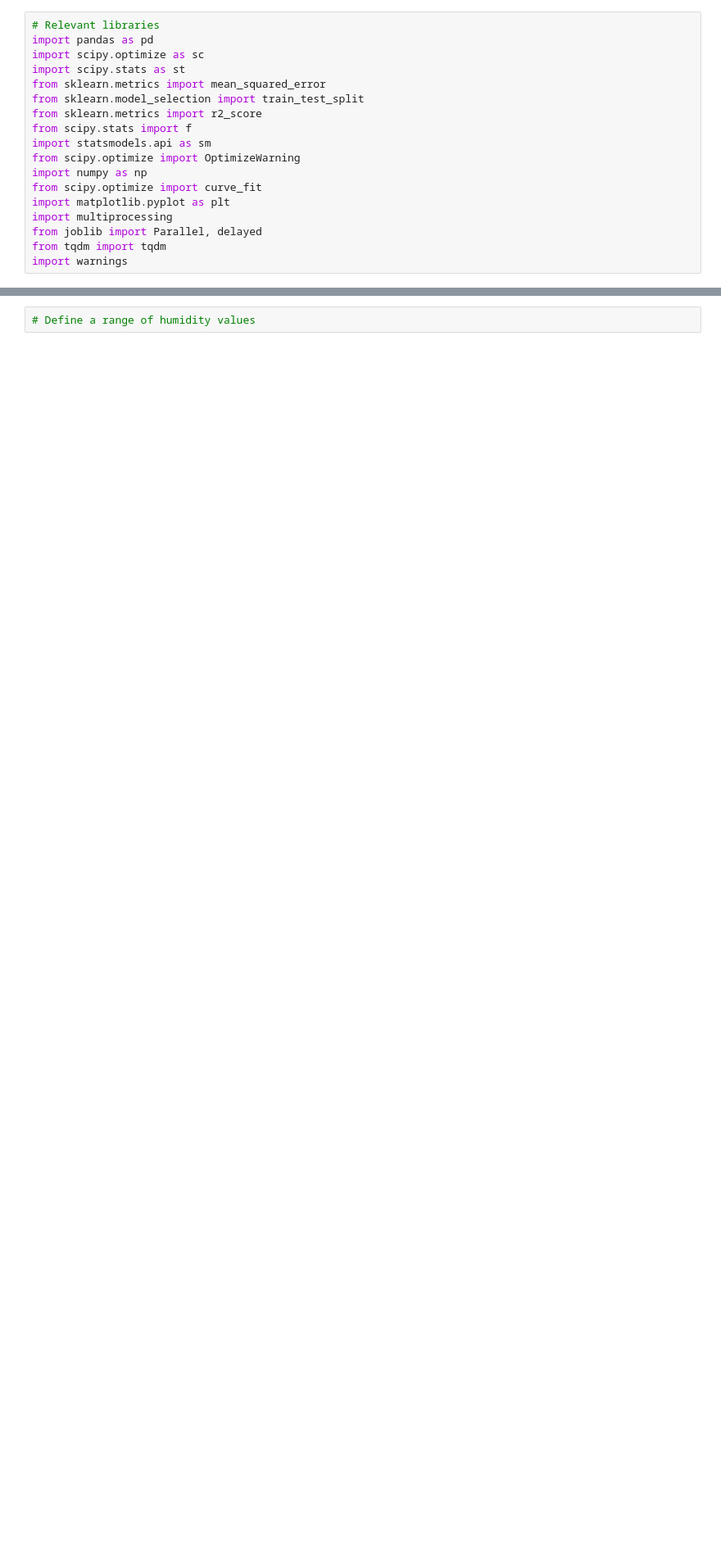
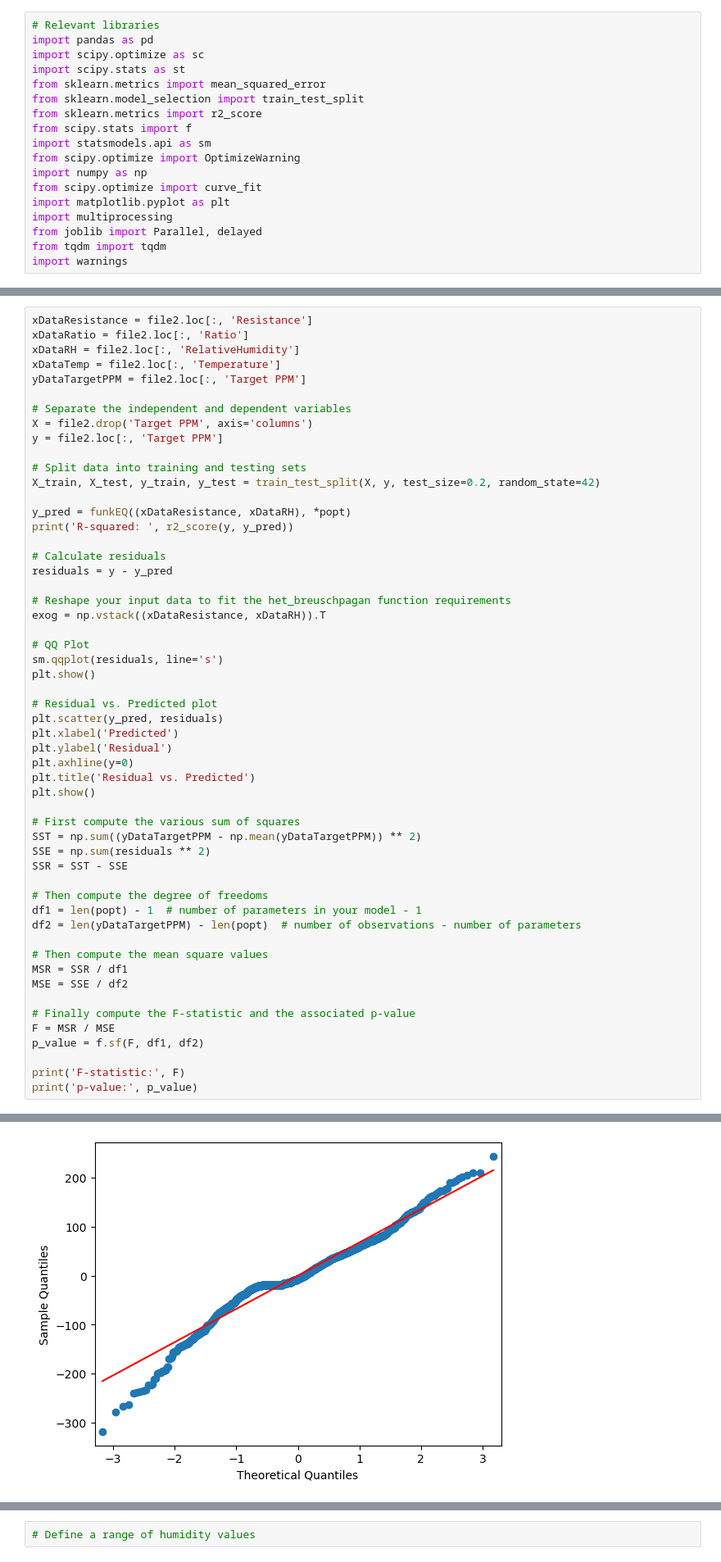
Before and after one commit to Coopsims/MethaneDataScience, a Jupyter notebook: Ben's Analysis/Equation Generation.ipynb, the cells around one changed output, grey strips where cells are left out. Shown at 82% size. Drawn from its saved outputs; the diff is of its cells as text; blank space fills up the shorter version.

```diff
--- a/Ben's Analysis/Equation Generation.ipynb
+++ b/Ben's Analysis/Equation Generation.ipynb
@@ -215,0 +246,55 @@ The 95% Confidence Interval for 1000 is (919.3164741627254, 961.4167707934478)
+# %%
+xDataResistance = file2.loc[:, 'Resistance']
+xDataRatio = file2.loc[:, 'Ratio']
+xDataRH = file2.loc[:, 'RelativeHumidity']
+xDataTemp = file2.loc[:, 'Temperature']
+yDataTargetPPM = file2.loc[:, 'Target PPM']
+
+# Separate the independent and dependent variables
+X = file2.drop('Target PPM', axis='columns')
+y = file2.loc[:, 'Target PPM']
+
+# Split data into training and testing sets
+X_train, X_test, y_train, y_test = train_test_split(X, y, test_size=0.2, random_state=42)
+
+y_pred = funkEQ((xDataResistance, xDataRH), *popt)
+print('R-squared: ', r2_score(y, y_pred))
+
+# Calculate residuals
+residuals = y - y_pred
+
+# Reshape your input data to fit the het_breuschpagan function requirements
+exog = np.vstack((xDataResistance, xDataRH)).T
+
+# QQ Plot
+sm.qqplot(residuals, line='s')
+plt.show()
+
+# Residual vs. Predicted plot
+plt.scatter(y_pred, residuals)
+plt.xlabel('Predicted')
+plt.ylabel('Residual')
+plt.axhline(y=0)
+plt.title('Residual vs. Predicted')
+plt.show()
+
+# First compute the various sum of squares
+SST = np.sum((yDataTargetPPM - np.mean(yDataTargetPPM)) ** 2)
+SSE = np.sum(residuals ** 2)
+SSR = SST - SSE
+
+# Then compute the degree of freedoms
+df1 = len(popt) - 1  # number of parameters in your model - 1
+df2 = len(yDataTargetPPM) - len(popt)  # number of observations - number of parameters
+
+# Then compute the mean square values
+MSR = SSR / df1
+MSE = SSE / df2
+
+# Finally compute the F-statistic and the associated p-value
+F = MSR / MSE
+p_value = f.sf(F, df1, df2)
+
+print('F-statistic:', F)
+print('p-value:', p_value)
+# %% [output]
@@ -215,0 +302 @@ The 95% Confidence Interval for 1000 is (919.3164741627254, 961.4167707934478)
+[figure, added]
```
Also changed, not shown: parts of 11 cells of this notebook.
